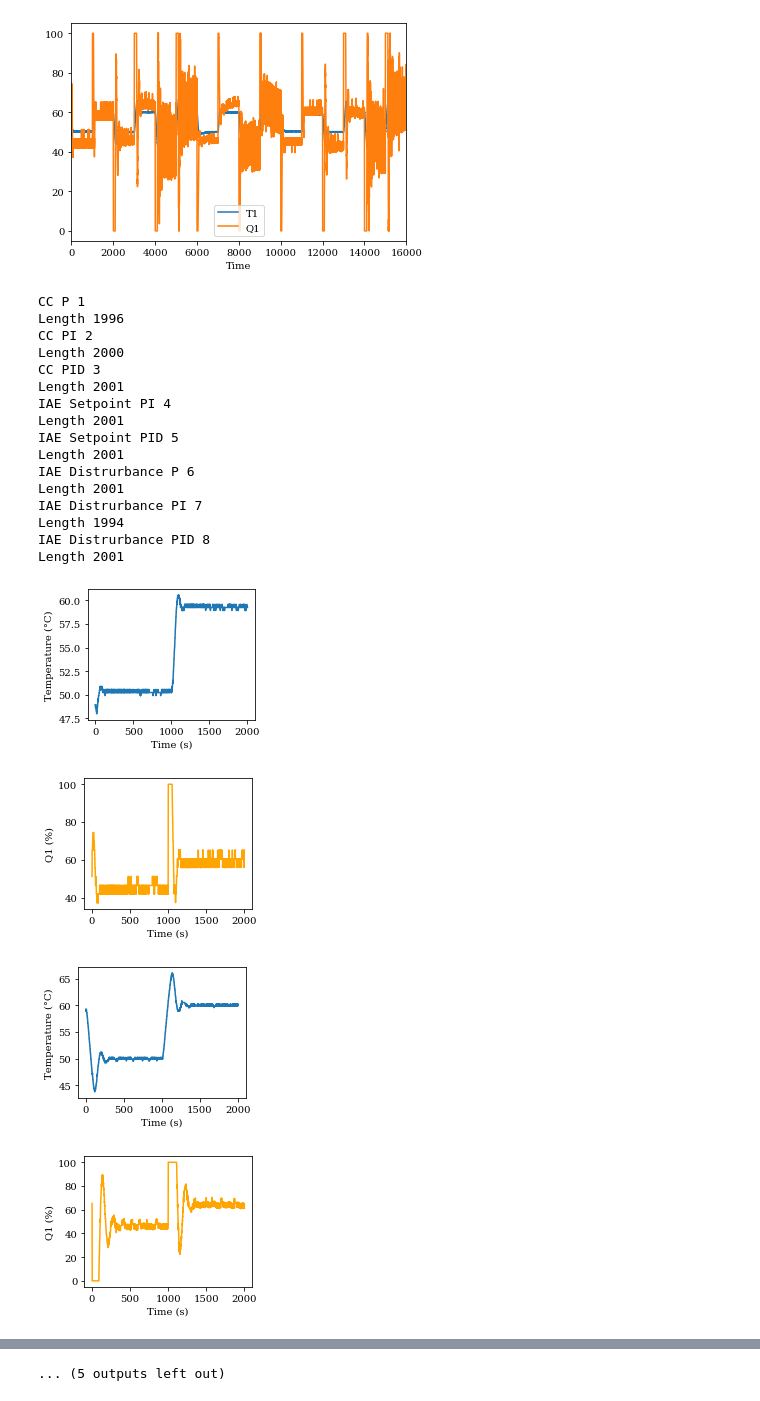
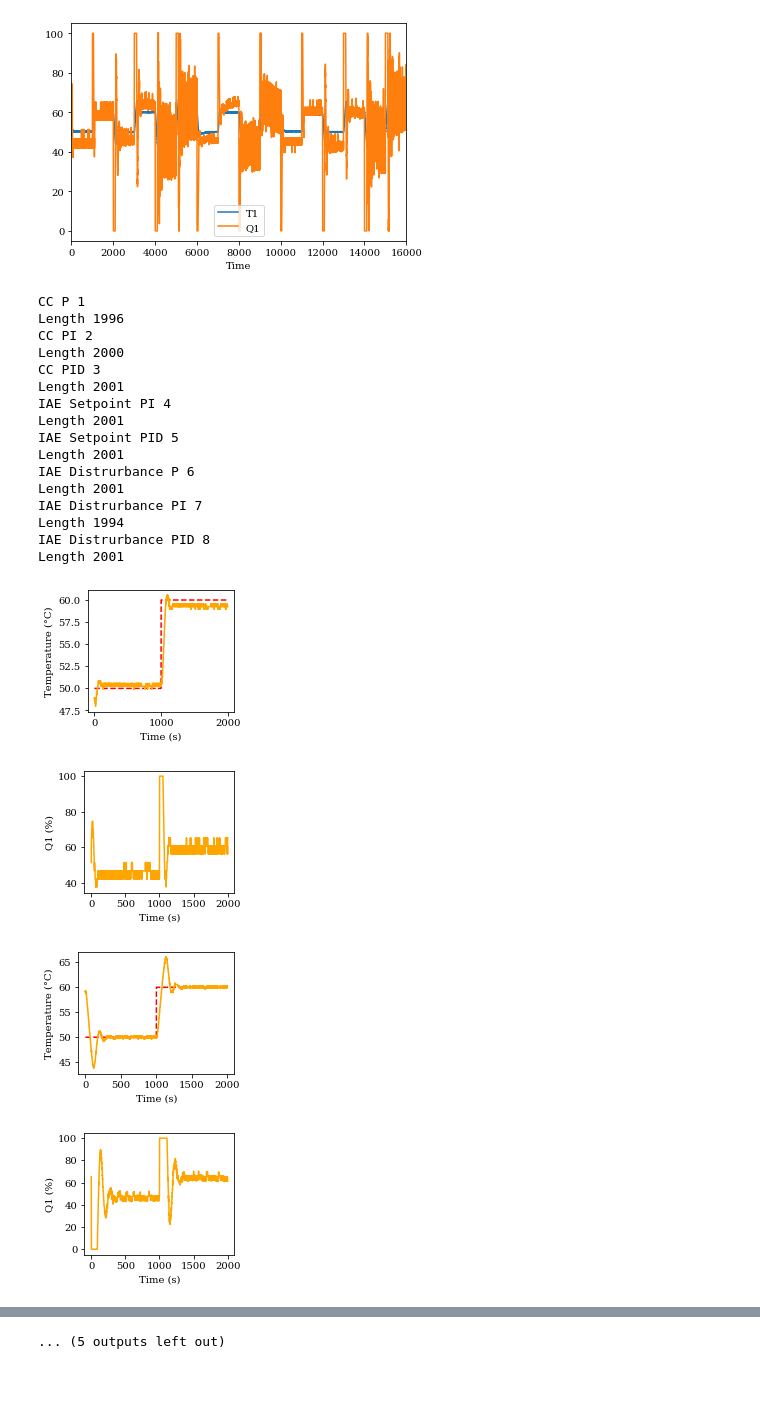
Before and after one commit to JarrydWebber/CPB-Group-17-2020, a Jupyter notebook: Control Comparisons CSV Load.ipynb, the cells around one changed output, grey strips where cells are left out. Cells and saved outputs as stored; diff of their text form; code cells hidden in the pictures.

```diff
--- a/Control Comparisons CSV Load.ipynb
+++ b/Control Comparisons CSV Load.ipynb
@@ -48,6 +48,9 @@ rc("font", family="serif")
 aspect_ratio = 4 / 5
 FULLSIZE = 5, 5 * aspect_ratio
 HALFSIZE = 3, 3 * aspect_ratio
+# %%
+TSP_t = [0,1000,1001,2000]
+TSP = [50,50,60,60]
 # %%
 checker = 1
 lower = 0
@@ -55,44 +58,52 @@ for index, row in data_frame.iterrows():
 #     print (index/2000, checker)
     if index/2000 >= checker:
         upper = index
         print (Names[checker-1], checker)
 
 
 
-        plt.figure(figsize = HALFSIZE)
-        plt.plot(data_frame[lower:upper].index - lower, data_frame[lower:upper]['T1'])
-        plt.xlabel('Time (s)')
-        plt.ylabel('Temperature (\u00B0C)')
-        plt.savefig(r'PDFS\Setpoint\\' + Names[checker-1] + ' - Temperature.pdf')
+#         plt.figure(figsize = HALFSIZE)
+#         plt.plot(data_frame[lower:upper].index - lower, data_frame[lower:upper]['T1'])
+#         plt.xlabel('Time (s)')
+#         plt.ylabel('Temperature (\u00B0C)')
+#         plt.savefig(r'PDFS\Setpoint\\' + Names[checker-1] + ' - Temperature.pdf')
 
-        plt.figure(figsize = HALFSIZE)
-        plt.plot(data_frame[lower:upper].index - lower, data_frame[lower:upper]['Q1'], 'orange')
-        plt.xlabel('Time (s)')
-        plt.ylabel('Q1 (%)')
-        plt.savefig(r'PDFS\Setpoint\\' + Names[checker-1] + ' - Heater Fraction.pdf')
+        plotfigure([TSP_t, data_frame[lower:upper].index - lower], [TSP, data_frame[lower:upper]['T1']], [1,2], [ 'r--', 'orange'],
+               'Time (s)', 'Temperature (\u00B0C)', figsize = HALFSIZE, filename = r'PDFS\Setpoint\\' + Names[checker-1] + ' - Temperature.pdf',
+                  legend = False)
+
+#         plt.figure(figsize = HALFSIZE)
+#         plt.plot(data_frame[lower:upper].index - lower, data_frame[lower:upper]['Q1'], 'orange')
+#         plt.xlabel('Time (s)')
+#         plt.ylabel('Q1 (%)')
+#         plt.savefig(r'PDFS\Setpoint\\' + Names[checker-1] + ' - Heater Fraction.pdf')
+
+        plotfigure([data_frame[lower:upper].index - lower], [data_frame[lower:upper]['Q1']], [1], ['orange'],
+               'Time (s)', 'Q1 (%)', figsize = HALFSIZE, filename = r'PDFS\Setpoint\\' + Names[checker-1] + ' - Heater Fraction.pdf',
+                  legend = False)
 
         print ('Length',len(data_frame[lower:upper]['T1']))
 
         checker+=1
         lower = index
 # %% [output]
 CC P 1
 Length 1996
 CC PI 2
 Length 2000
 CC PID 3
 Length 2001
 IAE Setpoint PI 4
 Length 2001
 IAE Setpoint PID 5
 Length 2001
 IAE Distrurbance P 6
 Length 2001
 IAE Distrurbance PI 7
 Length 1994
 IAE Distrurbance PID 8
 Length 2001
-[figure, old version]
+[figure, new version]
-[figure, old version]
+[figure, new version]
-[figure, old version]
+[figure, new version]
-[figure, old version]
+[figure, new version]
```
Also changed, not shown: parts of 1 cell of this notebook, 42 other files.
